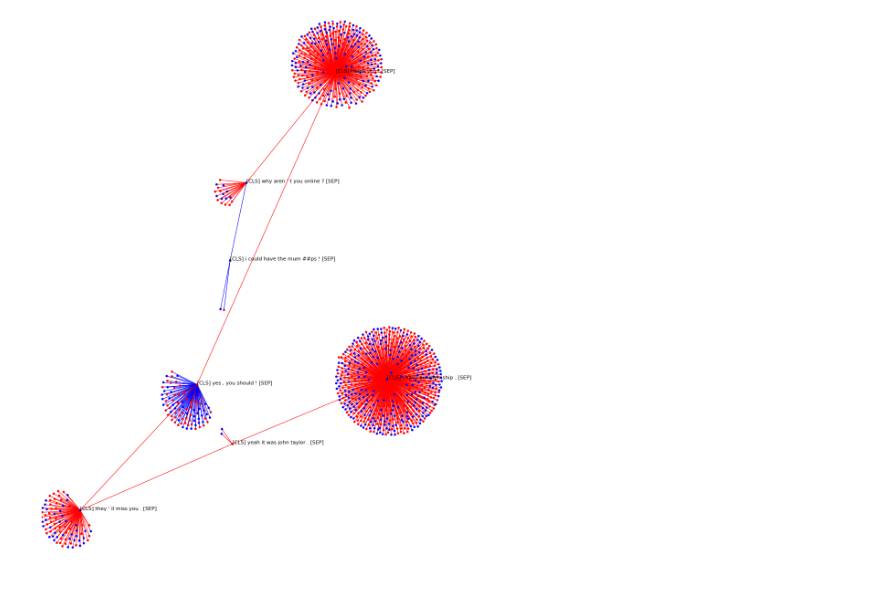
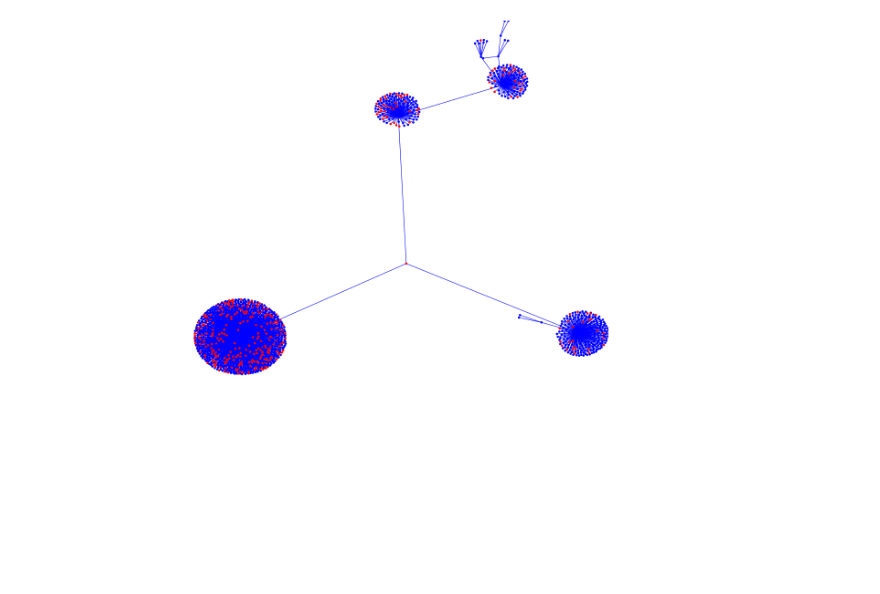
Before and after one commit to samuelbarrett1234/csproject, a Jupyter notebook: NCD Graph Visualiser.ipynb, the cells around one changed output. Cells and saved outputs as stored; diff of their text form; code cells hidden in the pictures.

```diff
--- a/NCD Graph Visualiser.ipynb
+++ b/NCD Graph Visualiser.ipynb
@@ -27,5 +30,4 @@ COMPNAME = 6
 NCD_FORMULA = "norm-inf-dist-1"
 # %%
-df = pd.read_csv("graphs.csv")
+df = pd.read_csv(FOLDER + "graphs.csv")
 df = df[(df["compid"] == COMPNAME) & (df["ncd_formula"] == NCD_FORMULA) & (df["seqpart"] == 1)].compute()
-df["weight"] = 1.0 / df["dist"]
@@ -48,3 +51,3 @@ df
 # %%
-lbls = pd.read_csv("labels.csv").compute()
-lbls = { row["seqid"] : row["lbl"] for index, row in lbls.iterrows() }
+lbls = pd.read_csv(FOLDER + "labels.csv").compute()
+lbls = { (row["lbltype"], row["seqid"]) : row["lbl"] for index, row in lbls.iterrows() }
@@ -69,5 +65,5 @@ seqs
 # %%
-G = nx.from_pandas_edgelist(df, "seqid_1", "seqid_2", ["weight", "dist", "lbl"])
+G = nx.from_pandas_edgelist(df, "seqid_1", "seqid_2", ["weight", "dist", "seqid_train"])
 G_mst = nx.minimum_spanning_tree(G, weight="dist")
 # %%
 sns.displot(df["dist"])
@@ -87,5 +83,5 @@ sns.displot(nx.laplacian_spectrum(G))
 # %%
-node_colours = [('blue' if lbls[node] == 0 else 'red') for node in G.nodes()]
+node_colours = [('blue' if lbls[(LBLTYPE, node)] == 0 else 'red') for node in G.nodes()]
 edge_opacities = list(nx.get_edge_attributes(G, "weight").values())
 edge_opacities = [0.0 if a < 1.0 else 0.2 * (a - 1.0) / 3.0 for a in edge_opacities]
 # %%
@@ -105,24 +101,26 @@ plt.show()
 # %%
 plt.figure(num=None, figsize=(20, 20), dpi=80)
 plt.axis('off')
 fig = plt.figure(1)
 pos = nx.spring_layout(G_mst, weight=None)
 nx.draw_networkx_nodes(G_mst, pos, node_shape='.', node_size=50, node_color=node_colours)
 nx.draw_networkx_edges(
     G_mst, pos,
-    edge_color=[('blue' if lbl == 0 else 'red') for lbl in nx.get_edge_attributes(G_mst, "lbl").values()]
+    edge_color=[('blue' if lbls[(LBLTYPE, seqid_train)] == 0 else 'red')
+                for seqid_train in nx.get_edge_attributes(G_mst, "seqid_train").values()]
 )
-for seqid in G_mst.nodes():
-    if G_mst.degree[seqid] > 1:
-        plt.text(pos[seqid][0], pos[seqid][1],
-                 seqs[seqs.index == seqid]["seq"].iloc[0])
+# Text plotting
+#for seqid in G_mst.nodes():
+#    if G_mst.degree[seqid] > 1:
+#        plt.text(pos[seqid][0], pos[seqid][1],
+#                 seqs.loc[seqid]["seq"].compute().values[0])
 xmax = max(abs(xx) for xx, yy in pos.values())
 ymax = max(abs(yy) for xx, yy in pos.values())
 plt.xlim(-xmax, xmax)
 plt.ylim(-ymax, ymax)
 plt.show()
 # %% [output]
-[figure, old version]
+[figure, new version]
 # %%
 # count: conf_matrix[true][predicted]
 conf_matrix = [[0, 0], [0, 0]]
```
Also changed, not shown: parts of 23 cells of this notebook.
